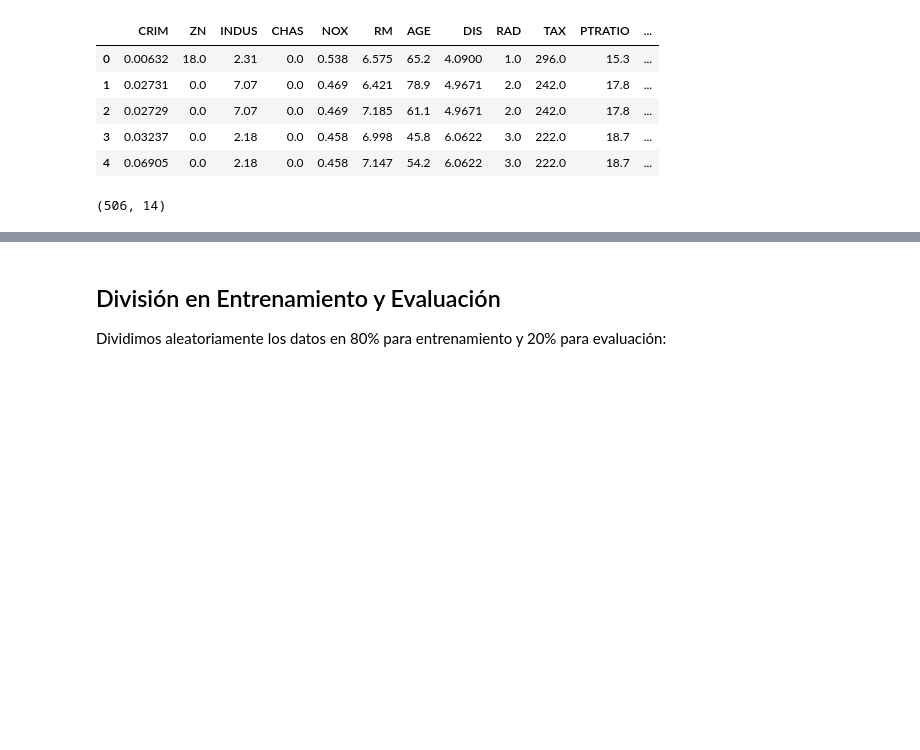
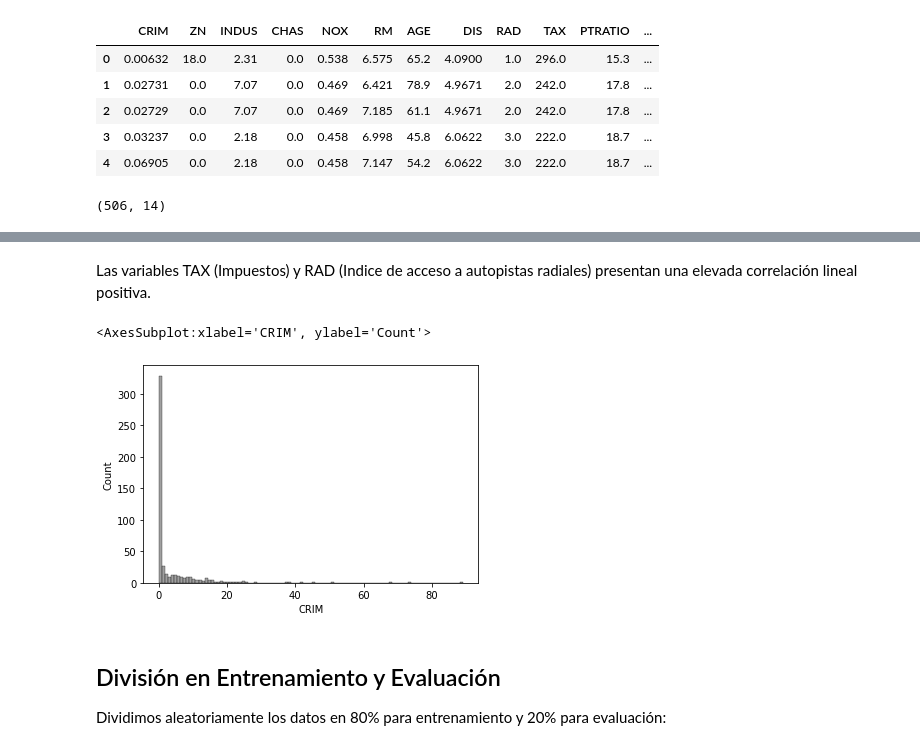
Before and after one commit to estebanarr/intro_aprendizaje_automatico, a Jupyter notebook: Notebooks/Laboratorio1.ipynb, the cells around one changed output, grey strips where cells are left out. Saved outputs shown, nothing was run; the diff lists cells and outputs as text; code cells hidden in the pictures; blank space fills up the shorter version.

```diff
--- a/Notebooks/Laboratorio1.ipynb
+++ b/Notebooks/Laboratorio1.ipynb
@@ -95,3 +95,10 @@ sns.heatmap(df.corr(),annot=True)
+# %% [markdown]
+Las variables TAX (Impuestos) y RAD (Indice de acceso a autopistas radiales) presentan una elevada correlación lineal positiva.
+# %%
+sns.histplot(df['CRIM'], color='gray')
+# %% [output]
+<AxesSubplot:xlabel='CRIM', ylabel='Count'>
+[figure, added]
 # %% [markdown]
 ## División en Entrenamiento y Evaluación
 
```
Also changed, not shown: parts of 1 cell of this notebook.
